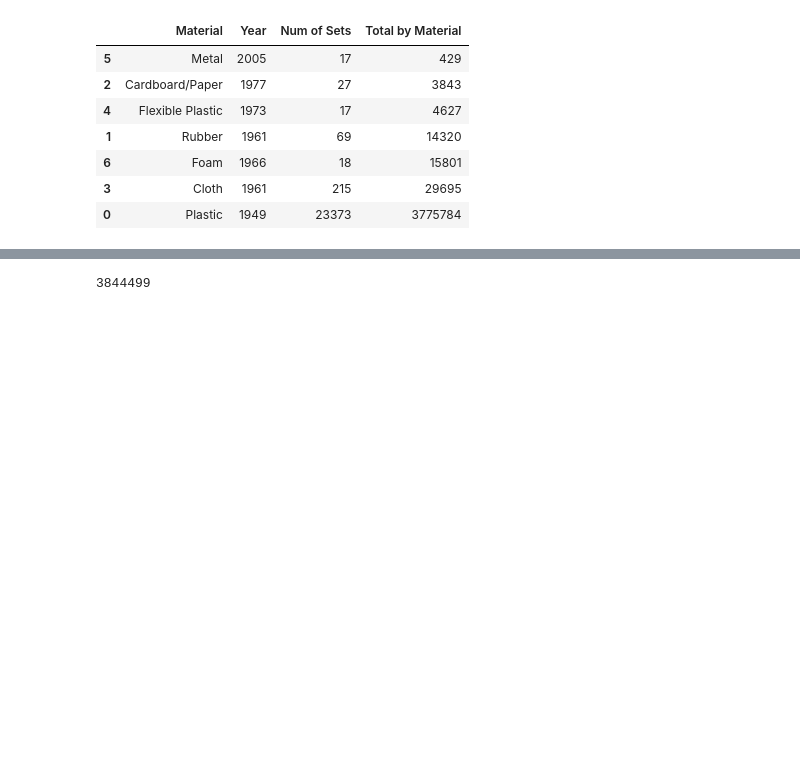
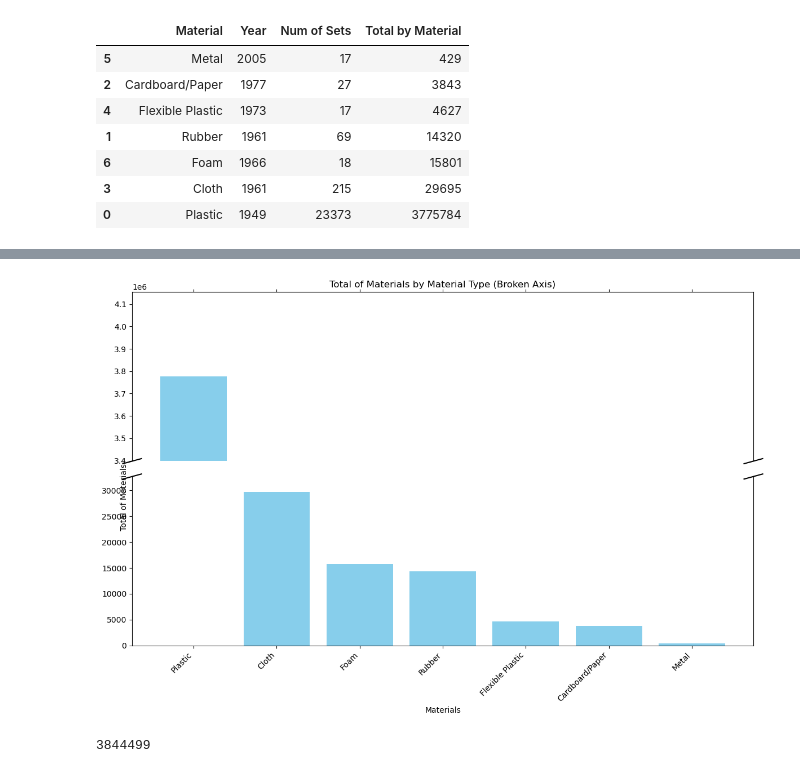
Before and after one commit to slp22/portfolio, a Jupyter notebook: lego_eda.ipynb, the cells around one changed output, grey strips where cells are left out. Drawn from its saved outputs; the diff is of its cells as text; code cells hidden in the pictures; blank space fills up the shorter version.

```diff
--- a/lego_eda.ipynb
+++ b/lego_eda.ipynb
@@ -326,0 +388,9 @@ materials_summary
+# %%
+materials = [plastic, rubber, cardbard_paper, cloth, flexible_plastic, metal, foam]
+df = pd.DataFrame(data=materials)
+df = df.rename(columns= {0:'materials',
+                         1:'year',
+                         2:'mum of sets',
+                         3:'total of materials'})
+# materials_summary = materials_summary.sort_values(by=['total by materials'])
+df
@@ -327 +406,54 @@ materials_summary
+# %%
+# Assuming your data is in a DataFrame called 'df'
+# If it's not, you'll need to load it first, e.g.:
+# df = pd.read_csv('your_data.csv')
+
+# Sort the DataFrame by 'total of materials' in descending order
+df_sorted = df.sort_values('total of materials', ascending=False)
+
+# Separate the largest value from the rest
+largest = df_sorted.iloc[0]
+rest = df_sorted.iloc[1:]
+
+# Create the plot
+fig, (ax1, ax2) = plt.subplots(2, 1, figsize=(12, 8), sharex=True)
+fig.subplots_adjust(hspace=0.05)  # adjust space between axes
+
+# Plot the largest value
+ax1.bar(largest['materials'], largest['total of materials'], color='skyblue')
+ax1.set_ylim(largest['total of materials'] * 0.9, largest['total of materials'] * 1.1)
+
+# Plot the rest of the values
+ax2.bar(rest['materials'], rest['total of materials'], color='skyblue')
+ax2.set_ylim(0, rest['total of materials'].max() * 1.1)
+
+# Hide the spines between ax1 and ax2
+ax1.spines['bottom'].set_visible(False)
+ax2.spines['top'].set_visible(False)
+ax1.xaxis.tick_top()
+ax1.tick_params(labeltop=False)  # don't put tick labels at the top
+ax2.xaxis.tick_bottom()
+
+# Add a broken axis mark
+d = .015  # how big to make the diagonal lines in axes coordinates
+kwargs = dict(transform=ax1.transAxes, color='k', clip_on=False)
+ax1.plot((-d, +d), (-d, +d), **kwargs)        # top-left diagonal
+ax1.plot((1 - d, 1 + d), (-d, +d), **kwargs)  # top-right diagonal
+
+kwargs.update(transform=ax2.transAxes)  # switch to the bottom axes
+ax2.plot((-d, +d), (1 - d, 1 + d), **kwargs)  # bottom-left diagonal
+ax2.plot((1 - d, 1 + d), (1 - d, 1 + d), **kwargs)  # bottom-right diagonal
+
+# Labels and title
+ax1.set_title('Total of Materials by Material Type (Broken Axis)')
+ax2.set_xlabel('Materials')
+fig.text(0.04, 0.5, 'Total of Materials', va='center', rotation='vertical')
+
+# Rotate x-axis labels
+plt.setp(ax2.xaxis.get_majorticklabels(), rotation=45, ha='right')
+
+plt.tight_layout()
+plt.show()
+# %% [output]
+[figure, added]
 # %%
```
Also changed, not shown: parts of 10 cells of this notebook.
